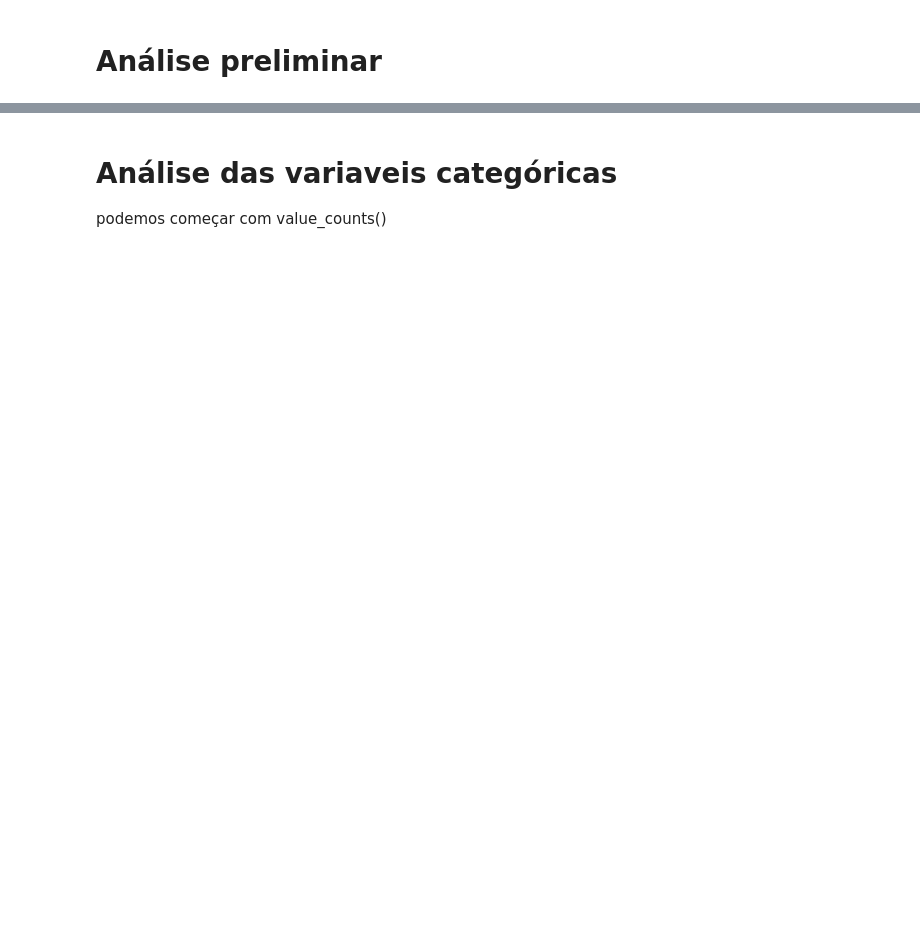
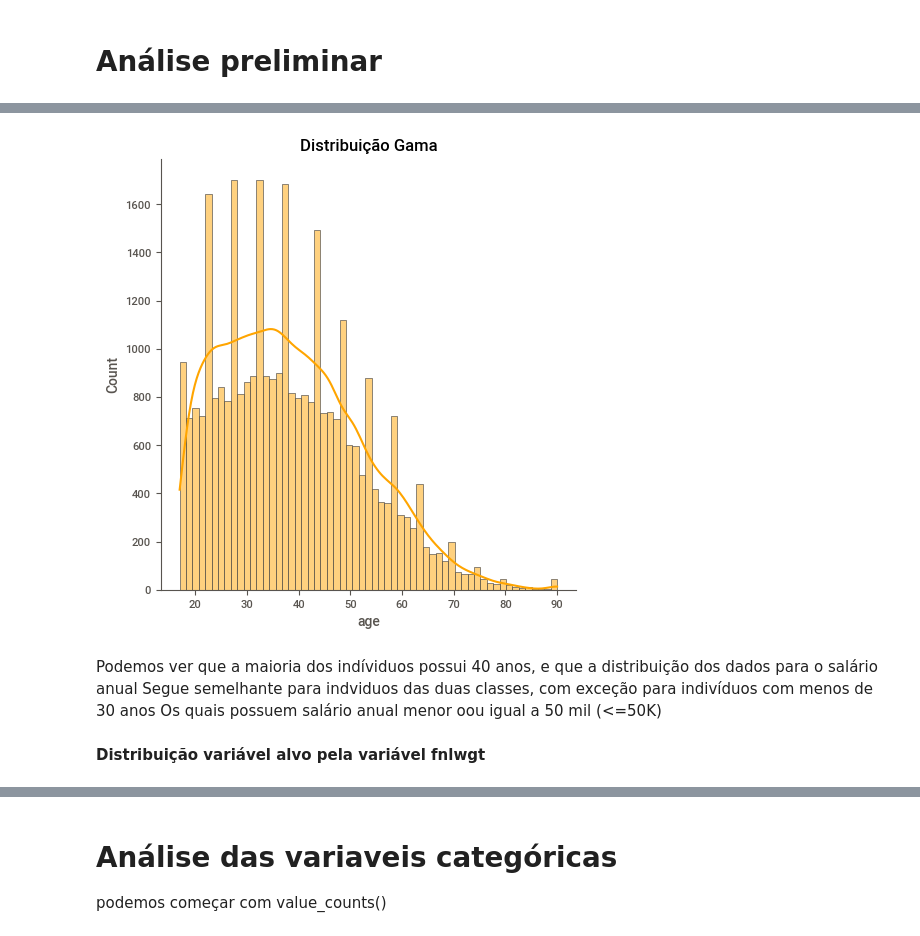
Before and after one commit to Henriquerezer/Machine_Learning, a Jupyter notebook: Desafio_INDICIUM/Análise_dos_dados.ipynb, the cells around one changed output, grey strips where cells are left out. Drawn from its saved outputs; the diff is of its cells as text; code cells hidden in the pictures; blank space fills up the shorter version.

```diff
--- a/Desafio_INDICIUM/Análise_dos_dados.ipynb
+++ b/Desafio_INDICIUM/Análise_dos_dados.ipynb
@@ -70 +93,11 @@ plt.legend(fontsize=16);
+# %%
+fig = sns.displot(treino['age'], kde = True,  color = 'orange').set(title='Distribuição Gama');
+# %% [output]
+[figure, added]
+# %% [markdown]
+Podemos ver que a maioria dos indíviduos possui 40 anos, e que a distribuição dos dados para o salário anual
+Segue semelhante para indviduos das duas classes, com exceção para indivíduos com menos de 30 anos
+Os quais possuem salário anual menor oou igual a 50 mil (<=50K)
+# %% [markdown]
+**Distribuição variável alvo pela variável fnlwgt**
 # %%
```
Also changed, not shown: parts of 59 cells of this notebook.
